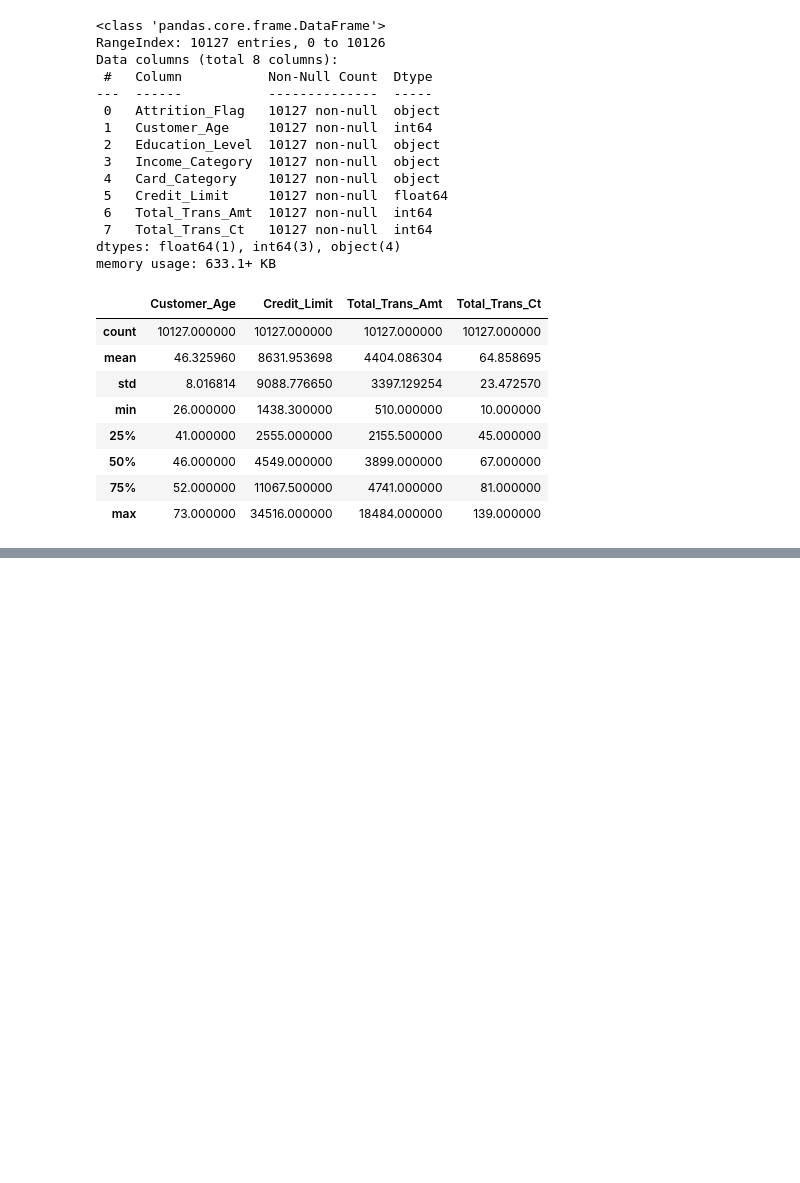
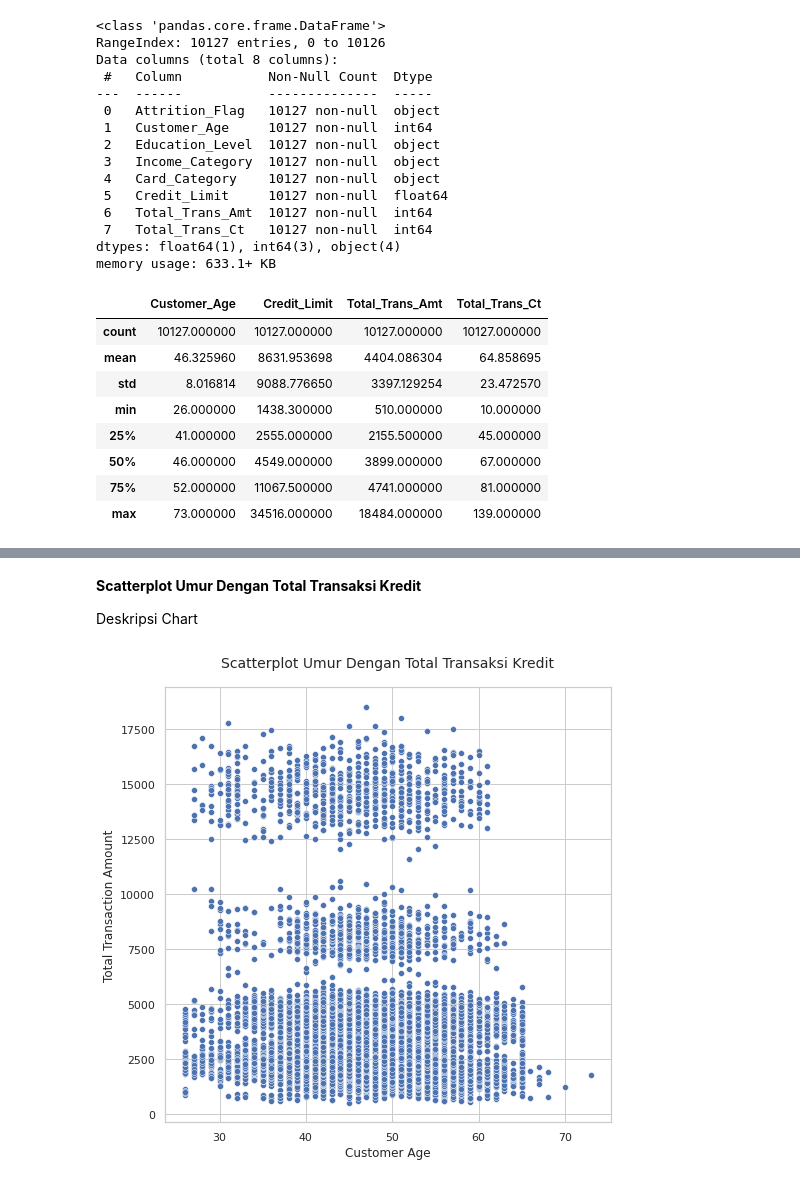
Before and after one commit to Naufaal-HL/Tugas-Besar-Statistika-Credit-Card-Exploration-Data-Mining, a Jupyter notebook: Tubes_Statistika.ipynb, the cells around one changed output, grey strips where cells are left out. Drawn from its saved outputs; the diff is of its cells as text; code cells hidden in the pictures; blank space fills up the shorter version.

```diff
--- a/Tubes_Statistika.ipynb
+++ b/Tubes_Statistika.ipynb
@@ -300,0 +307,8 @@ plt.show()
+# %% [markdown]
+**Scatterplot Umur Dengan Total Transaksi Kredit**
+
+Deskripsi Chart
+# %%
+scatterplot_transaction_amount_age()
+# %% [output]
+[figure, added]
```
Also changed, not shown: parts of 31 cells of this notebook.
